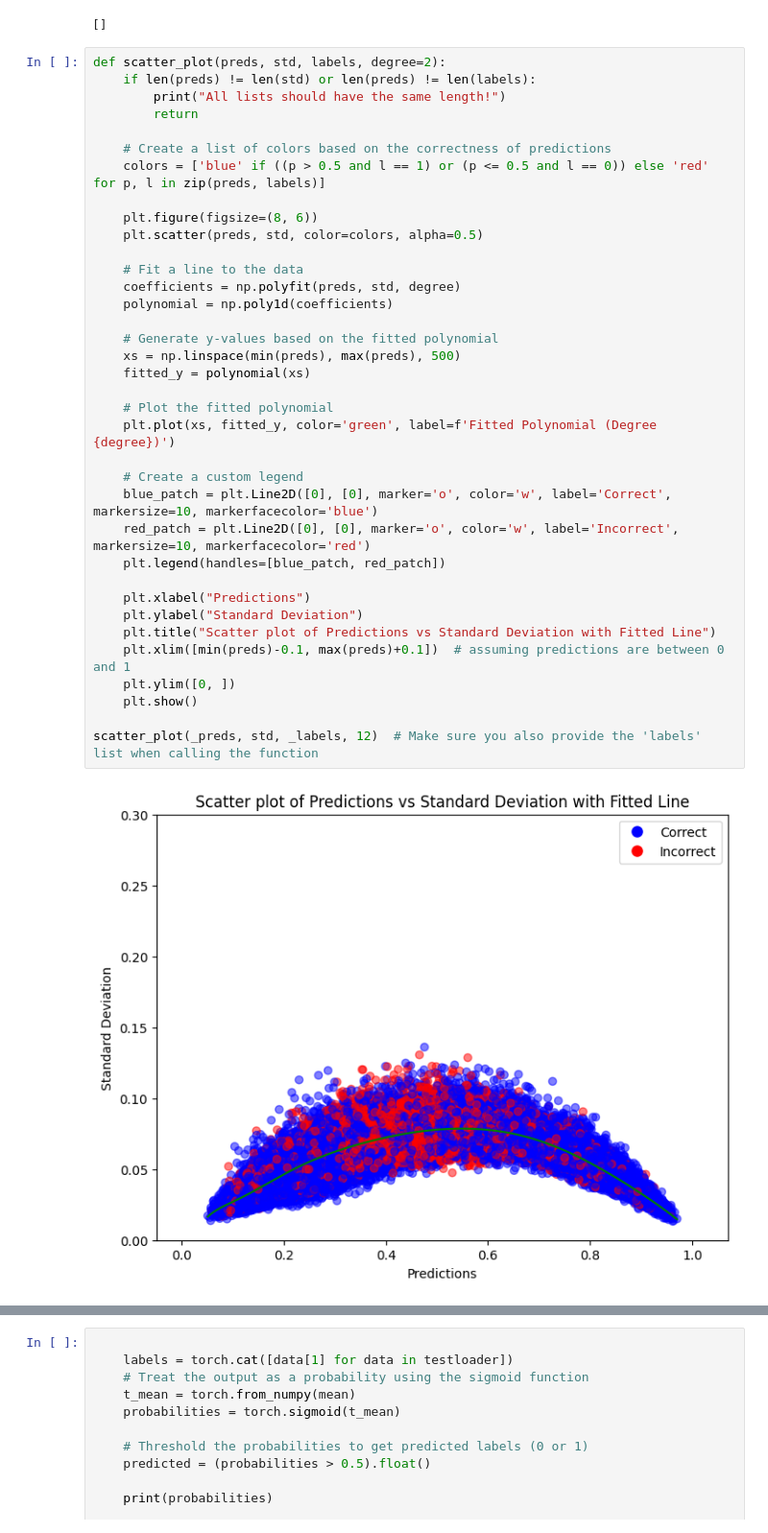
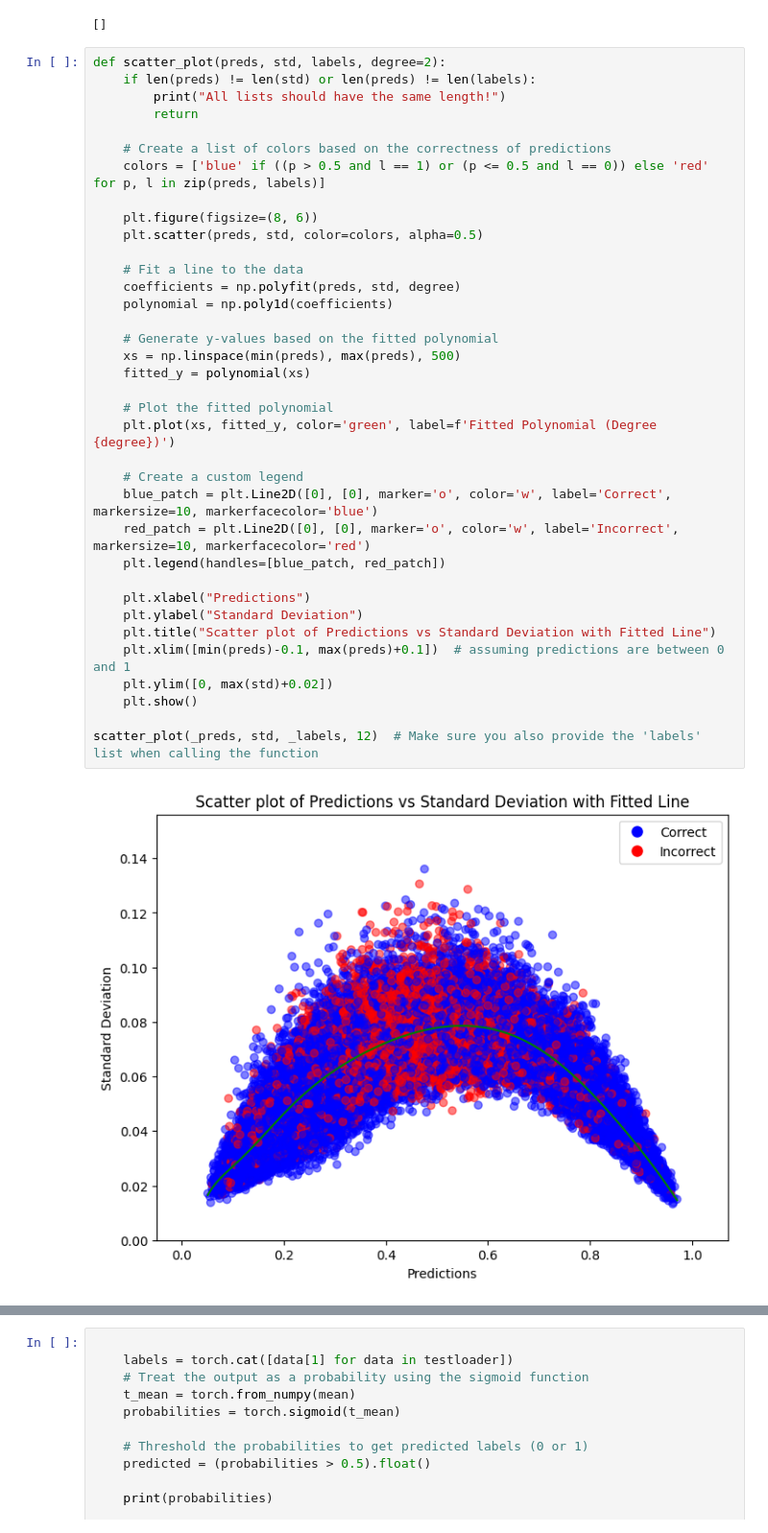
Before and after one commit to andreasvalen/MonteCarloDropoutOnLHCData, a Jupyter notebook: derust.ipynb, the cells around one changed output, grey strips where cells are left out. Shown at 96% size. Saved outputs shown, nothing was run; the diff lists cells and outputs as text.

```diff
--- a/derust.ipynb
+++ b/derust.ipynb
@@ -451,35 +451,35 @@ def scatter_plot(preds, std, labels, degree=2):
     # Create a list of colors based on the correctness of predictions
     colors = ['blue' if ((p > 0.5 and l == 1) or (p <= 0.5 and l == 0)) else 'red' for p, l in zip(preds, labels)]
 
     plt.figure(figsize=(8, 6))
     plt.scatter(preds, std, color=colors, alpha=0.5)
 
     # Fit a line to the data
     coefficients = np.polyfit(preds, std, degree)
     polynomial = np.poly1d(coefficients)
 
     # Generate y-values based on the fitted polynomial
     xs = np.linspace(min(preds), max(preds), 500)
     fitted_y = polynomial(xs)
 
     # Plot the fitted polynomial
     plt.plot(xs, fitted_y, color='green', label=f'Fitted Polynomial (Degree {degree})')
 
     # Create a custom legend
     blue_patch = plt.Line2D([0], [0], marker='o', color='w', label='Correct', markersize=10, markerfacecolor='blue')
     red_patch = plt.Line2D([0], [0], marker='o', color='w', label='Incorrect', markersize=10, markerfacecolor='red')
     plt.legend(handles=[blue_patch, red_patch])
 
     plt.xlabel("Predictions")
     plt.ylabel("Standard Deviation")
     plt.title("Scatter plot of Predictions vs Standard Deviation with Fitted Line")
     plt.xlim([min(preds)-0.1, max(preds)+0.1])  # assuming predictions are between 0 and 1
-    plt.ylim([0, ])
+    plt.ylim([0, max(std)+0.02])
     plt.show()
 
 scatter_plot(_preds, std, _labels, 12)  # Make sure you also provide the 'labels' list when calling the function
 # %% [output]
-[figure, old version]
+[figure, new version]
 # %%
 def scatter_plot(preds, std, labels, degree=2):
     if len(preds) != len(std) or len(preds) != len(labels):
```
Also changed, not shown: parts of 2 cells of this notebook.
